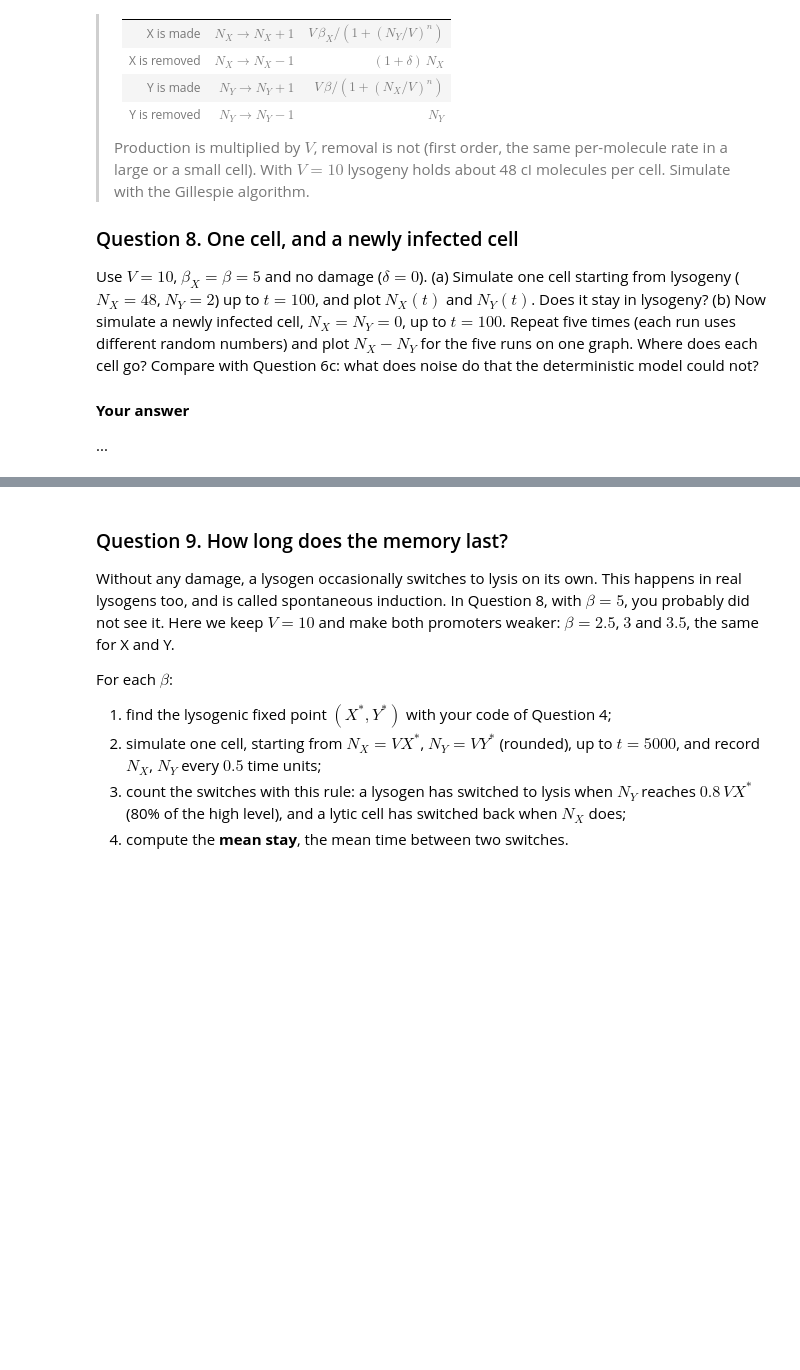
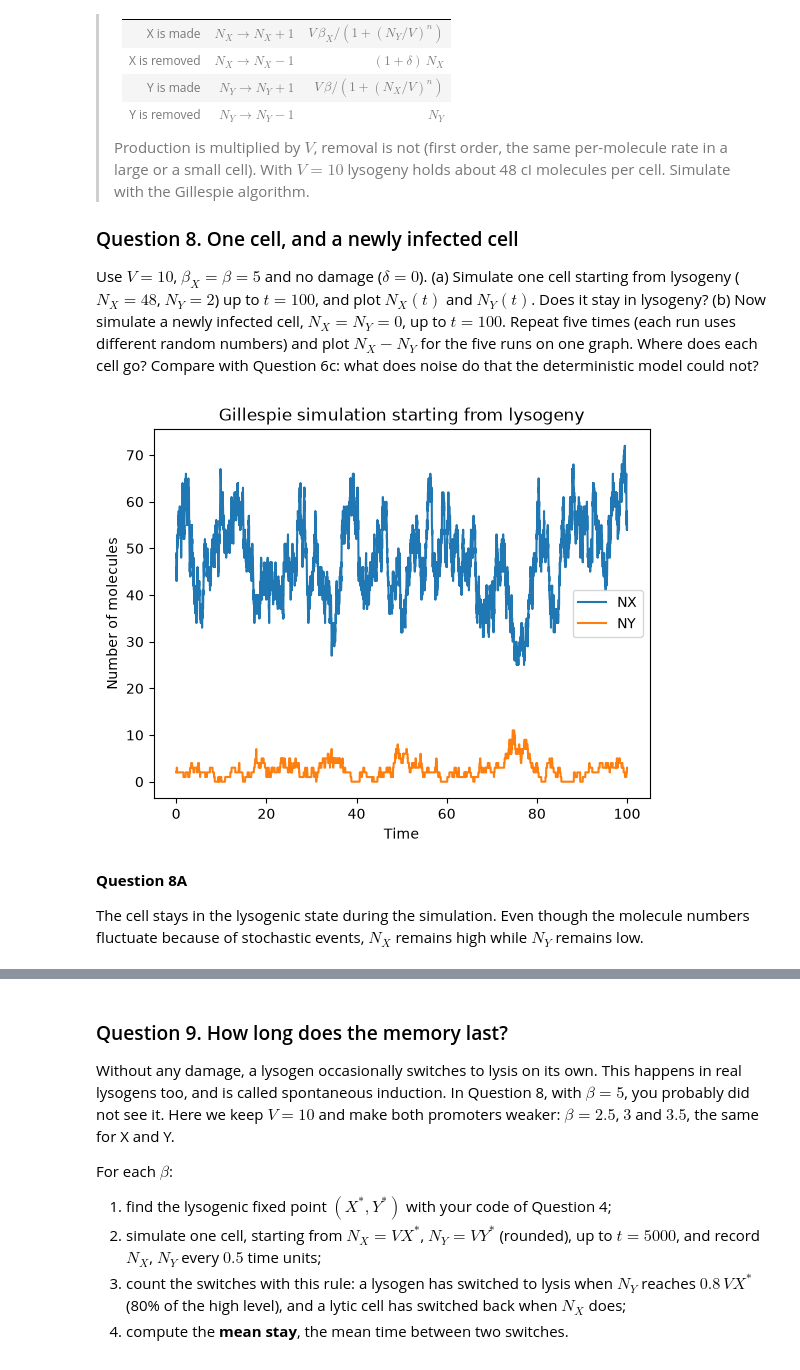
Before and after one commit to nour-alghadban/Intro_to_qbio_LC_report, a Jupyter notebook: IntroQBio_assignment_toggle_students_v3.ipynb, the cells around one changed output, grey strips where cells are left out. Saved outputs shown, nothing was run; the diff lists cells and outputs as text; code cells hidden in the pictures; blank space fills up the shorter version.

```diff
--- a/IntroQBio_assignment_toggle_students_v3.ipynb
+++ b/IntroQBio_assignment_toggle_students_v3.ipynb
@@ -398,8 +736,80 @@ $N_X(t)$ and $N_Y(t)$. Does it stay in lysogeny?
 Where does each cell go? Compare with Question 6c: what does noise do that the deterministic
 model could not?
 # %%
-# your code here
+# Question 8 - Gillespie function
+
+V = 10
+beta_X = beta = 5.0
+n = 2
+delta = 0
+
+def gillespie_toggle(NX0, NY0, t_end=100):
+
+    NX = NX0
+    NY = NY0
+    t = 0
+
+    # lists to store the information
+    times = [t]
+    NX_values = [NX]
+    NY_values = [NY]
+
+    while t < t_end:
+
+        rate_Xproduction = V * beta_X / (1 + (NY / V)**n)
+        rate_Xremoval = (1 + delta) * NX
+        rate_Yproduction = V * beta / (1 + (NX / V)**n)
+        rate_Yremoval = NY
+
+        total_rate = (
+            rate_Xproduction
+            + rate_Xremoval
+            + rate_Yproduction
+            + rate_Yremoval
+        )
+
+        # determine the time jump between 2 reactions
+        dt = np.random.exponential(1 / total_rate)
+        t = t + dt
+
+        # choose which reaction will happen randomly
+        random_number = np.random.random() * total_rate
+
+        if random_number < rate_Xproduction:
+            NX += 1
+
+        elif random_number < rate_Xproduction + rate_Xremoval:
+            NX -= 1
+
+        elif random_number < rate_Xproduction + rate_Xremoval + rate_Yproduction:
+            NY += 1
+
+        else:
+            NY -= 1
+
+        # updating the lists
+        times.append(t)
+        NX_values.append(NX)
+        NY_values.append(NY)
+
+    return np.array(times), np.array(NX_values), np.array(NY_values)
+
+# Question 8A
+
+times, NX_values, NY_values = gillespie_toggle(48, 2)
+
+plt.plot(times, NX_values, label='NX')
+plt.plot(times, NY_values, label='NY')
+
+plt.xlabel('Time')
+plt.ylabel('Number of molecules')
+plt.title('Gillespie simulation starting from lysogeny')
+plt.legend()
+plt.show()
+# %% [output]
+[figure, added]
 # %% [markdown]
-**Your answer**
+**Question 8A**
 
-...
+
+The cell stays in the lysogenic state during the simulation. Even though the molecule numbers fluctuate because of stochastic events, $N_X$ remains high while $N_Y$ remains low.
```
Also changed, not shown: parts of 19 cells of this notebook.
